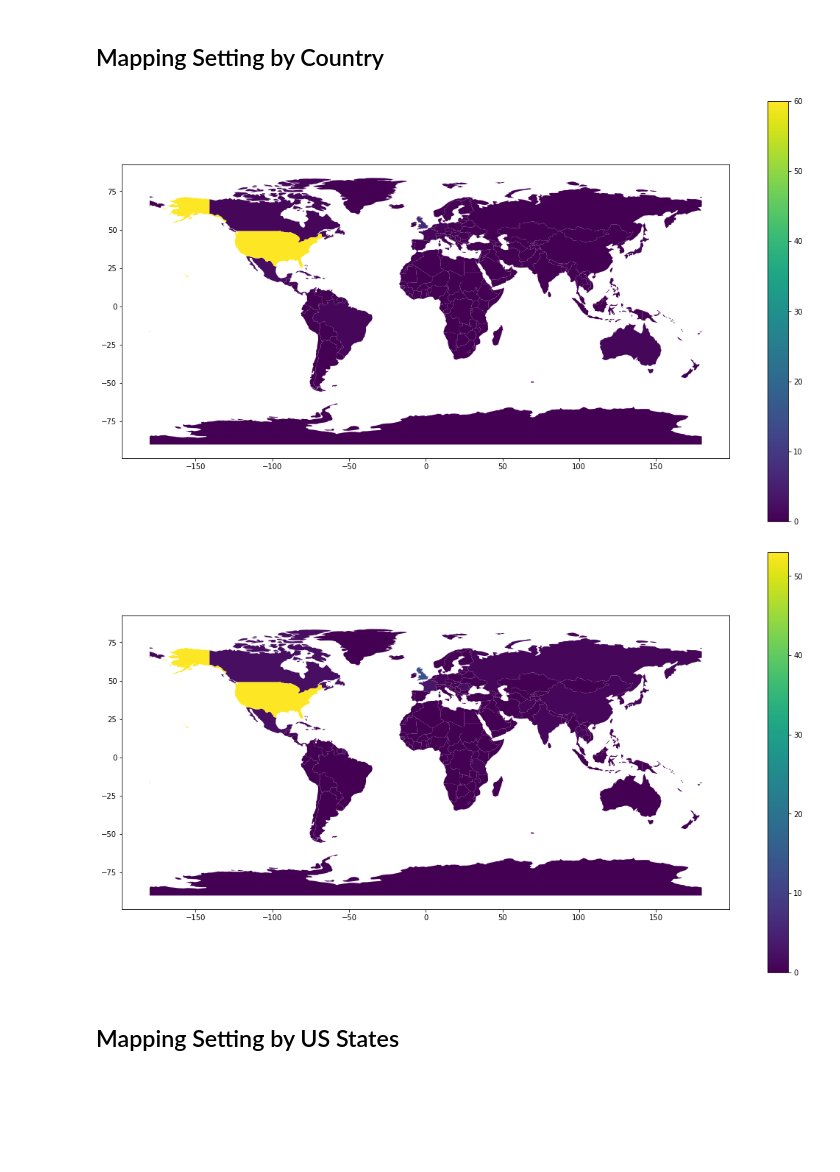
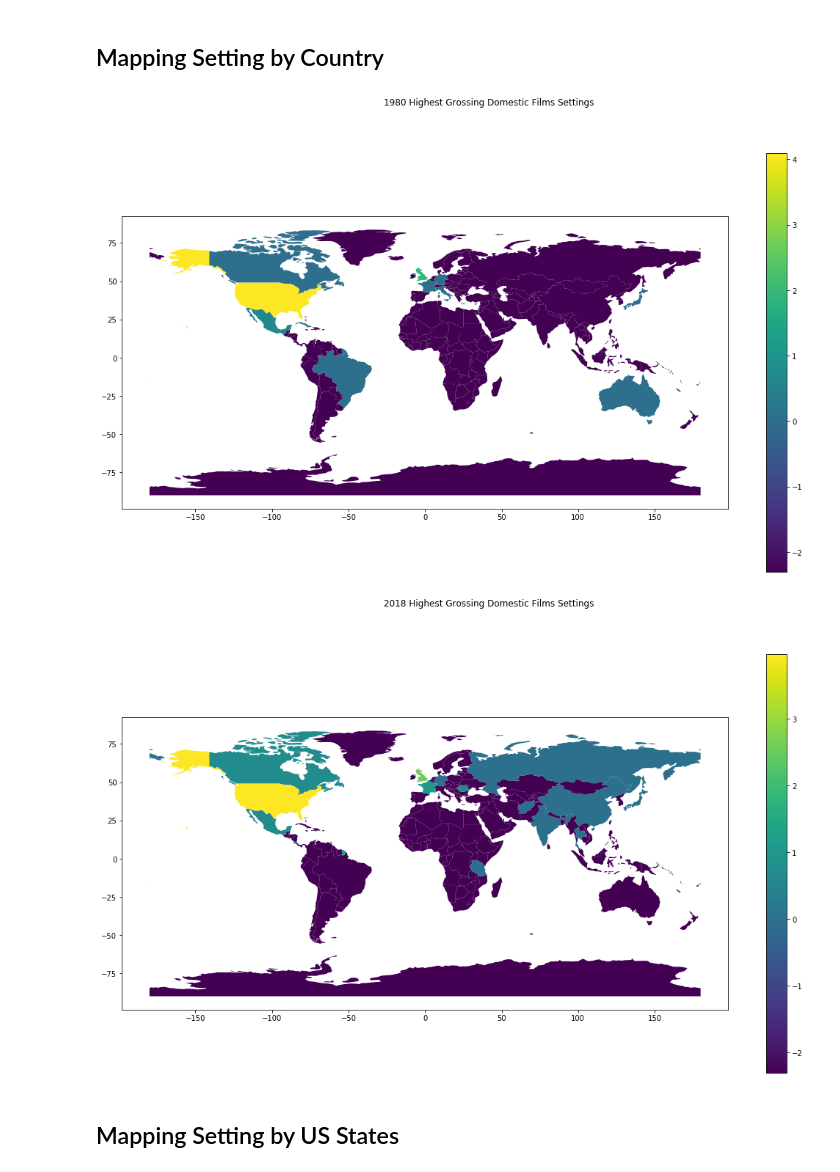
Before and after one commit to 97emilylc/97emilylc.github.io, a Jupyter notebook: Maps of Highest Grossing Films.ipynb, the cells around one changed output. Saved outputs shown, nothing was run; the diff lists cells and outputs as text; code cells hidden in the pictures; blank space fills up the shorter version.

```diff
--- a/Maps of Highest Grossing Films.ipynb
+++ b/Maps of Highest Grossing Films.ipynb
@@ -56,30 +56,36 @@ country_count_2018 = df_2018.groupby(["Country"]).count().reset_index()
 world = geopandas.read_file(geopandas.datasets.get_path('naturalearth_lowres'))
 #cities = geopandas.read_file(geopandas.datasets.get_path('naturalearth_cities')) Not needed for demo
 # %%
-world_1980 = world.merge(country_count_1980, how = "left", left_on = "name", right_on = "Country").fillna(0.0)
-world_2018 = world.merge(country_count_2018, how = "left", left_on = "name", right_on = "Country").fillna(0.0)
+world_1980 = world.merge(country_count_1980, how = "left", left_on = "name", right_on = "Country").fillna(0.1)
+world_2018 = world.merge(country_count_2018, how = "left", left_on = "name", right_on = "Country").fillna(0.1)
+# %%
+# Scaling the Data
+world_1980["Setting"] = np.log(world_1980["Title"])
+world_2018["Setting"] = np.log(world_2018["Title"])
 # %%
 fig, ax = plt.subplots(1, 1)
 
-world_1980.plot(column='Title',
+world_1980.plot(column='Setting',
             ax=ax,
             legend=True,
             legend_kwds={'label': "Population by Country",
                         'orientation': "horizontal"})
 fig.set_size_inches(18.5, 10.5, forward=True)
+fig.suptitle("1980 Highest Grossing Domestic Films Settings");
 # %% [output]
-[figure, old version]
+[figure, new version]
 # %%
 fig, ax = plt.subplots(1, 1)
 
-world_2018.plot(column='Title',
+world_2018.plot(column='Setting',
             ax=ax,
             legend=True,
-            legend_kwds={'label': "Population by Country",
+            legend_kwds={'label': "Settings by Country",
                         'orientation': "horizontal"})
 fig.set_size_inches(18.5, 10.5, forward=True)
+fig.suptitle("2018 Highest Grossing Domestic Films Settings");
 # %% [output]
-[figure, old version]
+[figure, new version]
 # %% [markdown]
 ## Mapping Setting by US States
 # %%
```
Also changed, not shown: parts of 1 cell of this notebook, 2 other files.
